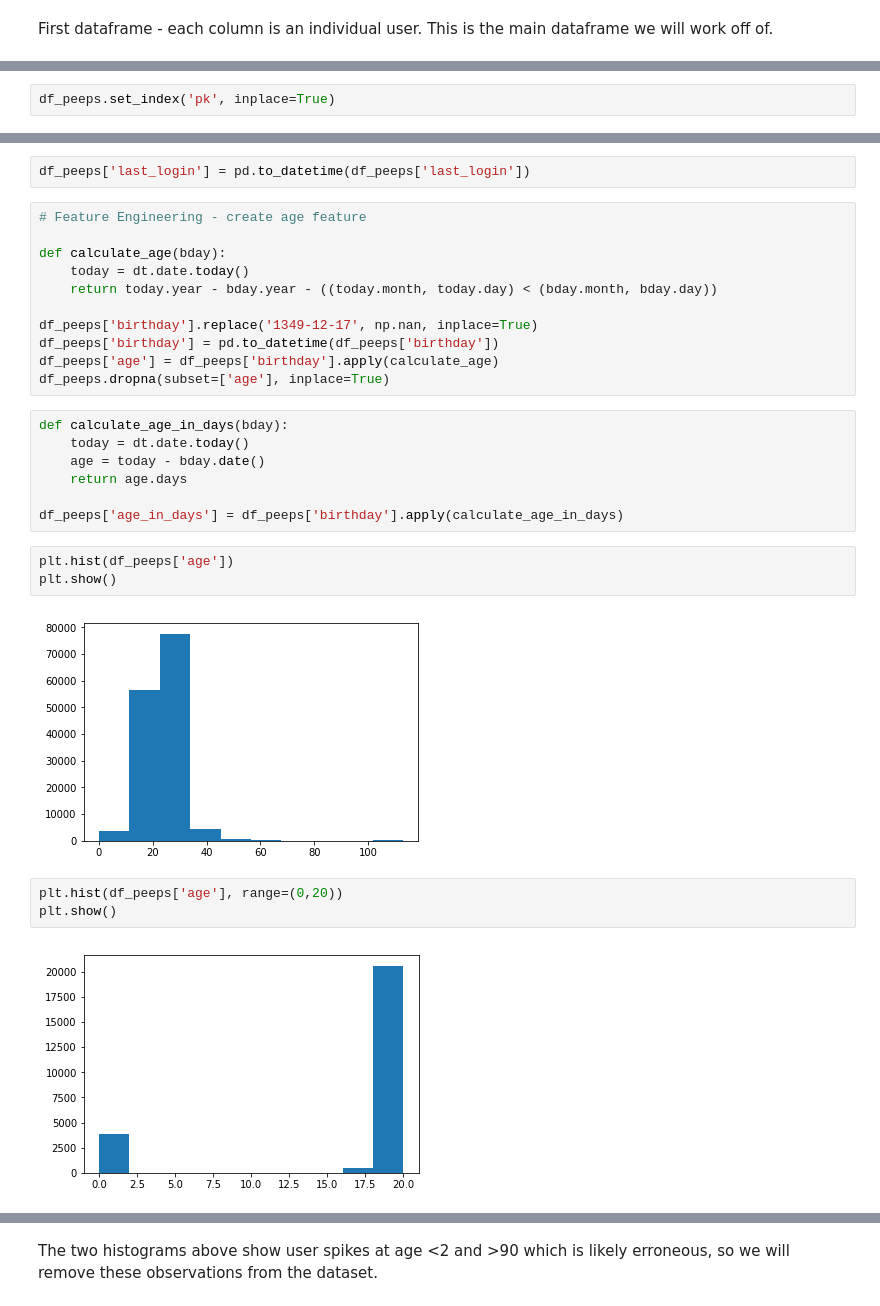
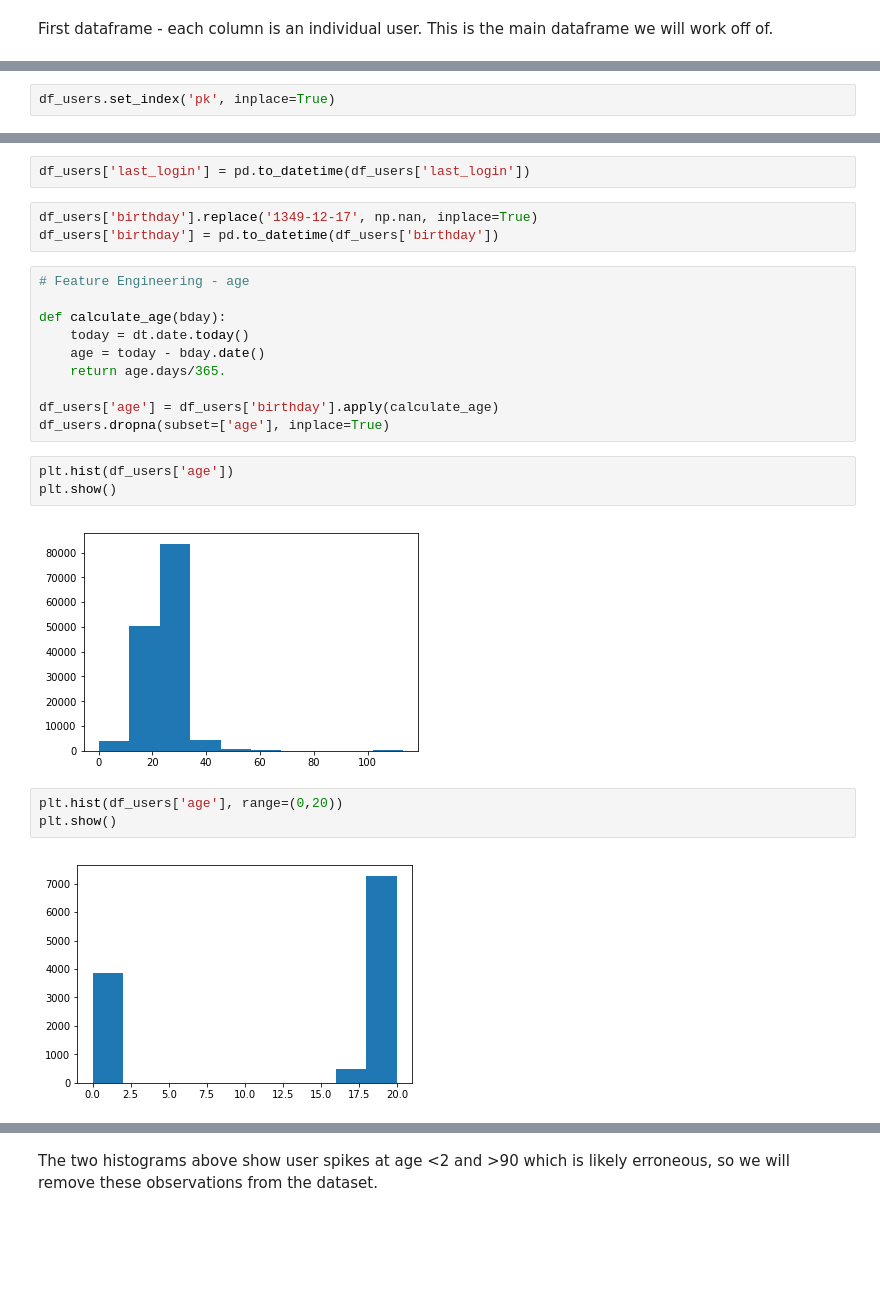
Before and after one commit to ktgross15/Radiate, a Jupyter notebook: Radiate_Churn.ipynb, the cells around one changed output, grey strips where cells are left out. Cells and saved outputs as stored; diff of their text form; blank space fills up the shorter version.

```diff
--- a/Radiate_Churn.ipynb
+++ b/Radiate_Churn.ipynb
@@ -18,3 +18,3 @@ df_peeps = pd.read_json('radiate_peeps.json')
 # %%
-df_peeps.set_index('pk', inplace=True)
+df_users.set_index('pk', inplace=True)
 # %%
@@ -48,33 +48,28 @@ tagline                143302 non-null object
 dtypes: bool(1), float64(2), int64(1), object(8)
 memory usage: 13.3+ MB
 # %%
-df_peeps['last_login'] = pd.to_datetime(df_peeps['last_login'])
+df_users['last_login'] = pd.to_datetime(df_users['last_login'])
+# %%
+df_users['birthday'].replace('1349-12-17', np.nan, inplace=True)
+df_users['birthday'] = pd.to_datetime(df_users['birthday'])
 # %%
-# Feature Engineering - create age feature
+# Feature Engineering - age
 
 def calculate_age(bday):
     today = dt.date.today()
-    return today.year - bday.year - ((today.month, today.day) < (bday.month, bday.day))
+    age = today - bday.date()
+    return age.days/365.
 
-df_peeps['birthday'].replace('1349-12-17', np.nan, inplace=True)
-df_peeps['birthday'] = pd.to_datetime(df_peeps['birthday'])
-df_peeps['age'] = df_peeps['birthday'].apply(calculate_age)
-df_peeps.dropna(subset=['age'], inplace=True)
+df_users['age'] = df_users['birthday'].apply(calculate_age)
+df_users.dropna(subset=['age'], inplace=True)
-# %%
-def calculate_age_in_days(bday):
-    today = dt.date.today()
-    age = today - bday.date()
-    return age.days
-
-df_peeps['age_in_days'] = df_peeps['birthday'].apply(calculate_age_in_days)
 # %%
-plt.hist(df_peeps['age'])
+plt.hist(df_users['age'])
 plt.show()
 # %% [output]
-[figure, old version]
+[figure, new version]
 # %%
-plt.hist(df_peeps['age'], range=(0,20))
+plt.hist(df_users['age'], range=(0,20))
 plt.show()
 # %% [output]
-[figure, old version]
+[figure, new version]
 # %%
```
Also changed, not shown: parts of 140 cells of this notebook.
